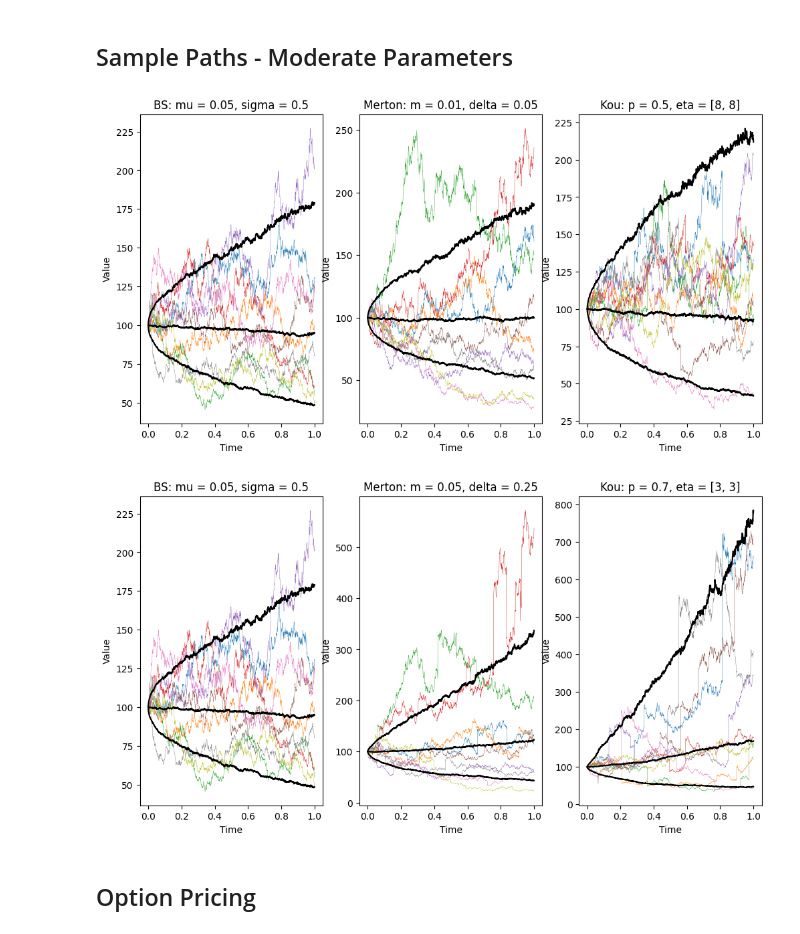
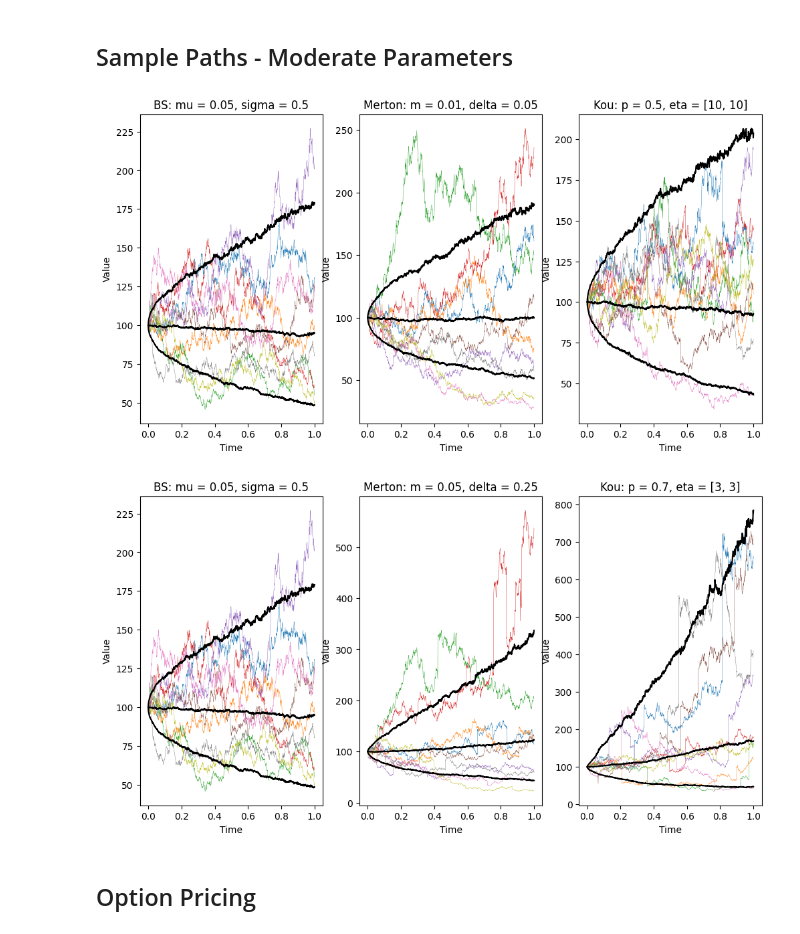
Before and after one commit to alexfaassen/STA2502, a Jupyter notebook: STA2502Report.ipynb, the cells around one changed output. Drawn from its saved outputs; the diff is of its cells as text; code cells hidden in the pictures.

```diff
--- a/STA2502Report.ipynb
+++ b/STA2502Report.ipynb
@@ -68,10 +76,11 @@ def sim_jump_diffusion(X0, T, Ndt, mu, sigma, Nsims = 100, type = "BS", lam = 0,
     X[0,:] = X0 # initial value of the process
 
     ## Jump generation function
-    merton = 0
+    drift_adj = 0
+    def jump_distn(): return 0 # No jumps
     if type == "Merton":
         # Merton: Drift adjustment
-        # merton = lam * (np.exp(m + delta**2 / 2) - 1)
+        # drift_adj = lam * (np.exp(m + delta**2 / 2) - 1)
 
         # Generate jumps
         def jump_distn():
@@ -83,6 +92,9 @@ def sim_jump_diffusion(X0, T, Ndt, mu, sigma, Nsims = 100, type = "BS", lam = 0,
             return jump * jump_size
 
     elif type == "Kou":
+        # Kou: Drift adjustment
+        # drift_adj = lam * (np.exp(m + delta**2 / 2) - 1)
+
         def jump_distn():
             # Number of jumps - Poisson process
             U = stats.uniform.rvs(size=Nsims)
@@ -94,14 +106,12 @@ def sim_jump_diffusion(X0, T, Ndt, mu, sigma, Nsims = 100, type = "BS", lam = 0,
                 jump_size[i] = (-1)**(B[i] + 1) * np.random.exponential(1/eta[B[i]]) # Jump size exponentially distributed
             return jump * jump_size
 
-    else: # Black-Scholes
-        def jump_distn(): return 0 # No jumps
 
     ## Simulation
     for idx in range(Ndt):
         Z = np.random.randn(Nsims)
         # X[idx+1,:] = X[idx,:] + (r - sigma**2 / 2 - merton) * dt + sigma * np.sqrt(dt) * Z + jump_distn()
-        X[idx+1,:] = X[idx,:] * np.exp((mu - sigma**2 / 2 - merton) * dt + sigma * np.sqrt(dt) * Z + jump_distn())
+        X[idx+1,:] = X[idx,:] * np.exp((mu - sigma**2 / 2 - drift_adj) * dt + sigma * np.sqrt(dt) * Z + jump_distn())
 
     return time, X
 # %% [markdown]
@@ -120,7 +130,7 @@ m = [0.01, 0.05]
 delta = [0.05, 0.25]
 # Kou
 p = [0.5, 0.7]
-eta = [[8, 8], [3, 3]]
+eta = [[10, 10], [3, 3]]
 
 ## Figures - Moderate Parameters
 fig_id = 0
@@ -170,34 +180,34 @@ t, price = sim_jump_diffusion(X0, T, Ndt, mu, sigma, Nsims)
 # Plot the sample paths
 axes[0].plot(t, price[:,1:10], linewidth=0.3)
 axes[0].plot(t, np.quantile(price, [0.1, 0.5, 0.9], axis=1).transpose(),
             linewidth=1.5, color='black')
 axes[0].set_title("BS: " + r"mu = " + str(mu) + r", sigma = " + str(sigma))
 axes[0].set_xlabel('Time')
 axes[0].set_ylabel('Value')
 
 # Merton
 t, price = sim_jump_diffusion(X0, T, Ndt, mu, sigma, Nsims, "Merton", lam, m = m[fig_id], delta = delta[fig_id])
 # Plot the sample paths
 axes[1].plot(t, price[:,1:10], linewidth=0.3)
 axes[1].plot(t, np.quantile(price, [0.1, 0.5, 0.9], axis=1).transpose(),
             linewidth=1.5, color='black')
 axes[1].set_title("Merton: " + r"m = " + str(m[fig_id]) + r", delta = " + str(delta[fig_id]))
 axes[1].set_xlabel('Time')
 axes[1].set_ylabel('Value')
 
 # Kou
 t, price = sim_jump_diffusion(X0, T, Ndt, mu, sigma, Nsims, "Kou", lam, p = p[fig_id], eta = eta[fig_id])
 # Plot the sample paths
 axes[2].plot(t, price[:,1:10], linewidth=0.3)
 axes[2].plot(t, np.quantile(price, [0.1, 0.5, 0.9], axis=1).transpose(),
             linewidth=1.5, color='black')
 axes[2].set_title("Kou: " + r"p = " + str(p[fig_id]) + r", eta = " + str(eta[fig_id]))
 axes[2].set_xlabel('Time')
 axes[2].set_ylabel('Value')
 
 plt.show()
 # %% [output]
-[figure, old version]
+[figure, new version]
 [figure]
 # %% [markdown]
 ## Option Pricing
```
Also changed, not shown: parts of 4 cells of this notebook.
